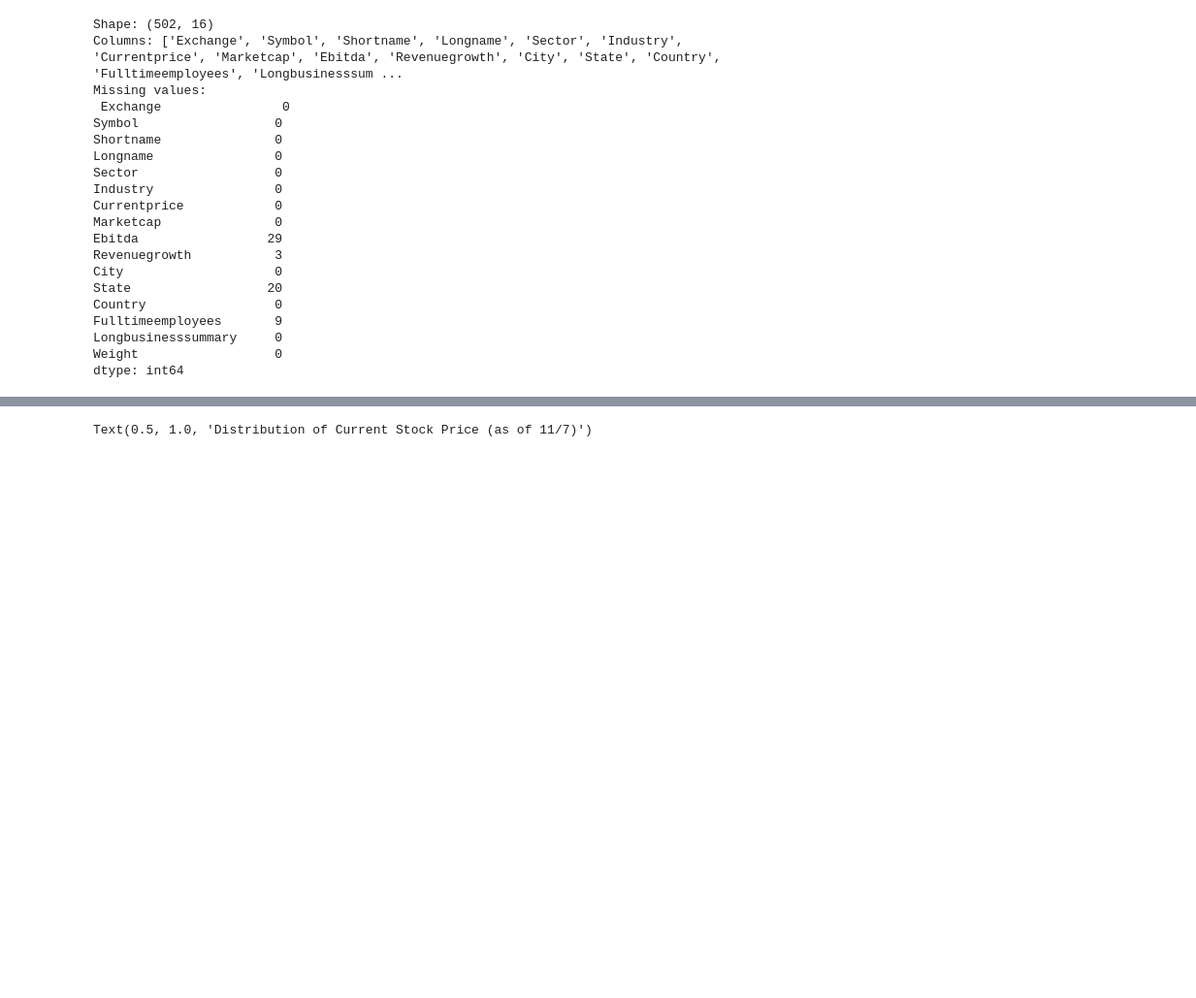
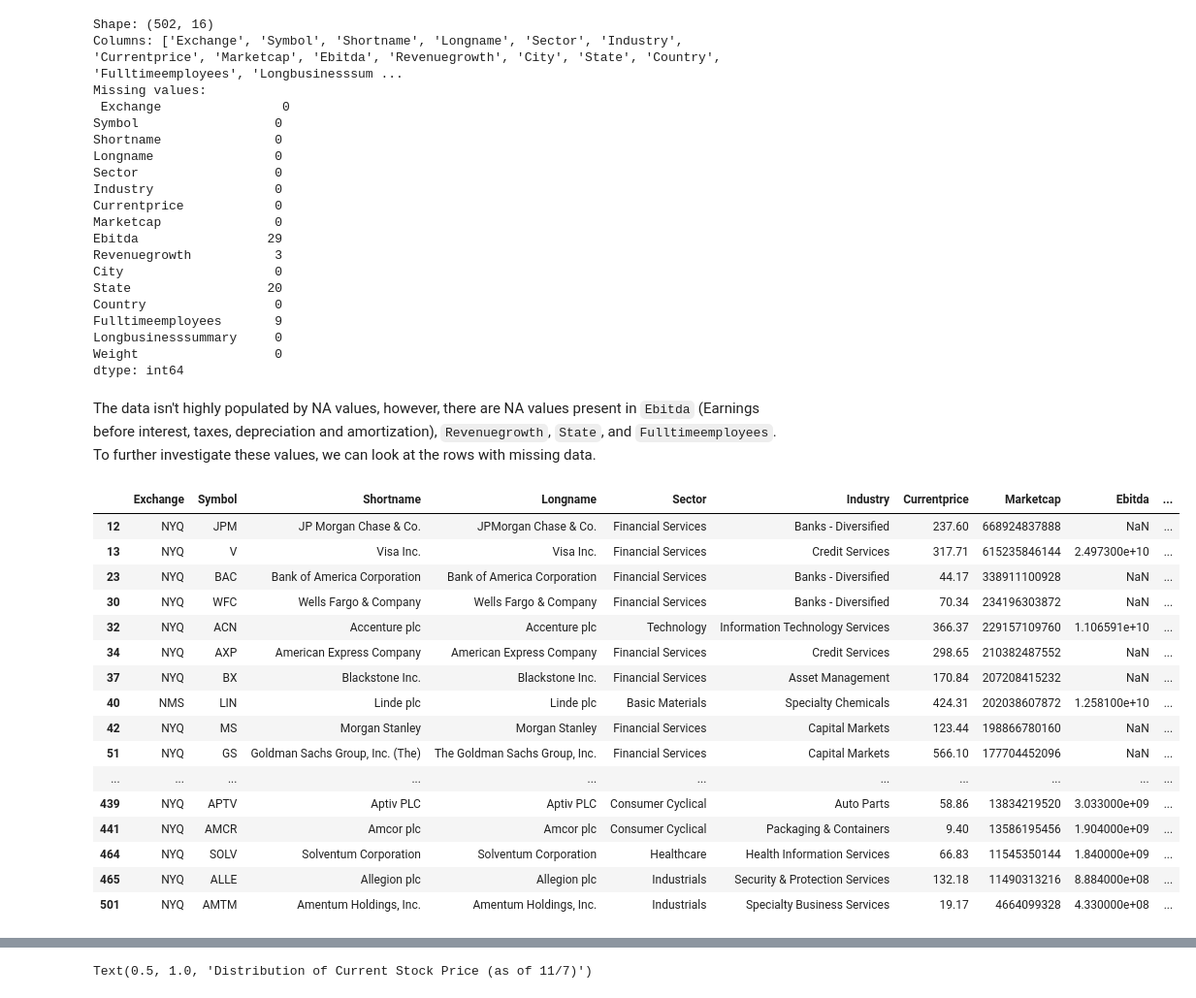
Before and after one commit to jarrett-markman/ds5030_project_1, a Jupyter notebook: lcls.ipynb, the cells around one changed output, grey strips where cells are left out. Shown: that part at 97% size. Drawn from its saved outputs; the diff is of its cells as text; code cells hidden in the pictures; blank space fills up the shorter version.

Commit message:
change filenames, update lcls file with data desc

```diff
--- a/code1.ipynb
+++ b/lcls.ipynb
@@ -48,3 +50,26 @@ Fulltimeemployees       9
 Longbusinesssummary     0
 Weight                  0
 dtype: int64
+# %% [markdown]
+The data isn't highly populated by NA values, however, there are NA values present in `Ebitda` (Earnings before interest, taxes, depreciation and amortization), `Revenuegrowth`, `State`, and `Fulltimeemployees`. To further investigate these values, we can look at the rows with missing data.
+# %%
+# Look at rows with missing data
+df[df.isna().any(axis=1)]
+# %% [output]
+|  | Exchange | Symbol | Shortname | Longname | Sector | Industry | Currentprice | Marketcap | Ebitda | ... |
+| 12 | NYQ | JPM | JP Morgan Chase & Co. | JPMorgan Chase & Co. | Financial Services | Banks - Diversified | 237.60 | 668924837888 | NaN | ... |
+| 13 | NYQ | V | Visa Inc. | Visa Inc. | Financial Services | Credit Services | 317.71 | 615235846144 | 2.497300e+10 | ... |
+| 23 | NYQ | BAC | Bank of America Corporation | Bank of America Corporation | Financial Services | Banks - Diversified | 44.17 | 338911100928 | NaN | ... |
+| 30 | NYQ | WFC | Wells Fargo & Company | Wells Fargo & Company | Financial Services | Banks - Diversified | 70.34 | 234196303872 | NaN | ... |
+| 32 | NYQ | ACN | Accenture plc | Accenture plc | Technology | Information Technology Services | 366.37 | 229157109760 | 1.106591e+10 | ... |
+| 34 | NYQ | AXP | American Express Company | American Express Company | Financial Services | Credit Services | 298.65 | 210382487552 | NaN | ... |
+| 37 | NYQ | BX | Blackstone Inc. | Blackstone Inc. | Financial Services | Asset Management | 170.84 | 207208415232 | NaN | ... |
+| 40 | NMS | LIN | Linde plc | Linde plc | Basic Materials | Specialty Chemicals | 424.31 | 202038607872 | 1.258100e+10 | ... |
+| 42 | NYQ | MS | Morgan Stanley | Morgan Stanley | Financial Services | Capital Markets | 123.44 | 198866780160 | NaN | ... |
+| 51 | NYQ | GS | Goldman Sachs Group, Inc. (The) | The Goldman Sachs Group, Inc. | Financial Services | Capital Markets | 566.10 | 177704452096 | NaN | ... |
+| ... | ... | ... | ... | ... | ... | ... | ... | ... | ... | ... |
+| 439 | NYQ | APTV | Aptiv PLC | Aptiv PLC | Consumer Cyclical | Auto Parts | 58.86 | 13834219520 | 3.033000e+09 | ... |
+| 441 | NYQ | AMCR | Amcor plc | Amcor plc | Consumer Cyclical | Packaging & Containers | 9.40 | 13586195456 | 1.904000e+09 | ... |
+| 464 | NYQ | SOLV | Solventum Corporation | Solventum Corporation | Healthcare | Health Information Services | 66.83 | 11545350144 | 1.840000e+09 | ... |
+| 465 | NYQ | ALLE | Allegion plc | Allegion plc | Industrials | Security & Protection Services | 132.18 | 11490313216 | 8.884000e+08 | ... |
+| 501 | NYQ | AMTM | Amentum Holdings, Inc. | Amentum Holdings, Inc. | Industrials | Specialty Business Services | 19.17 | 4664099328 | 4.330000e+08 | ... |
```
Also changed, not shown: parts of 13 cells of this notebook.
